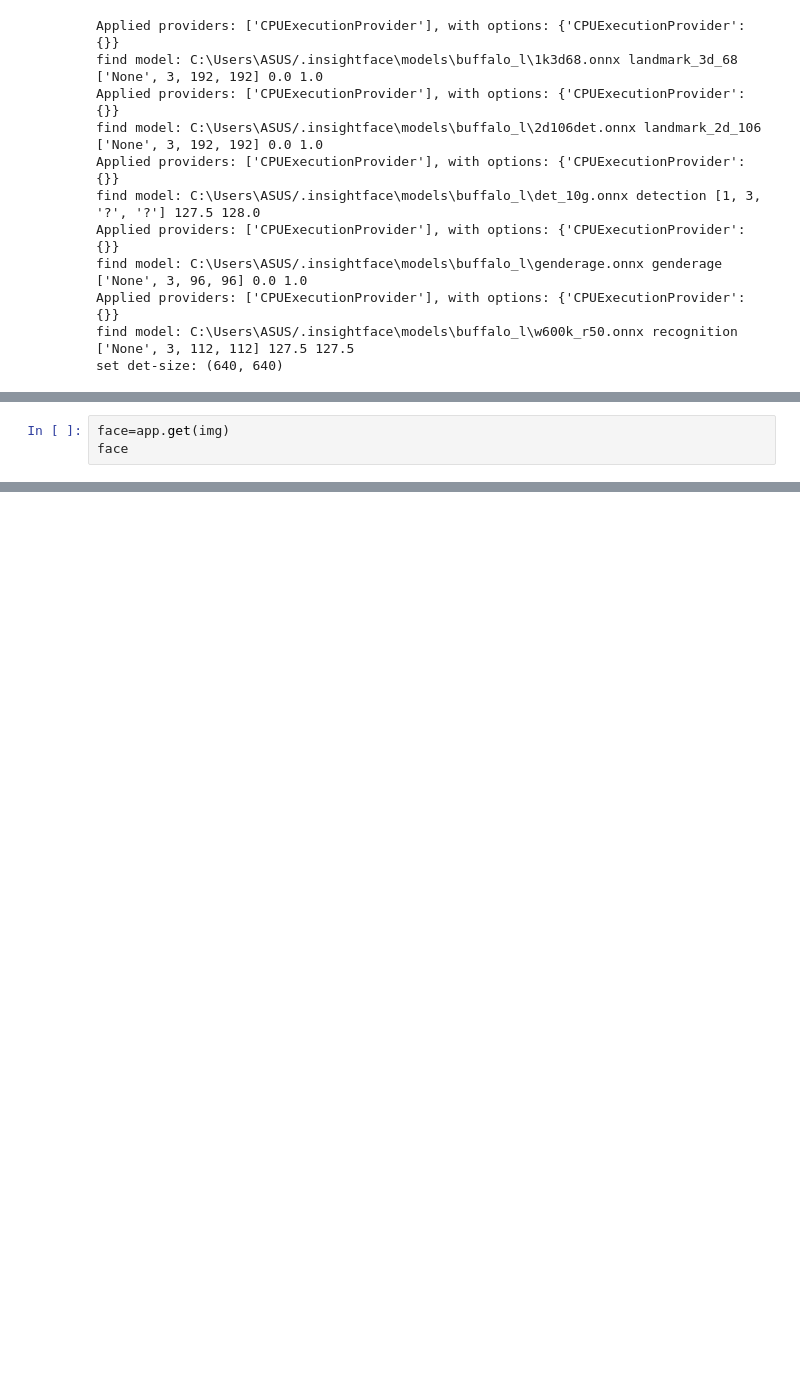
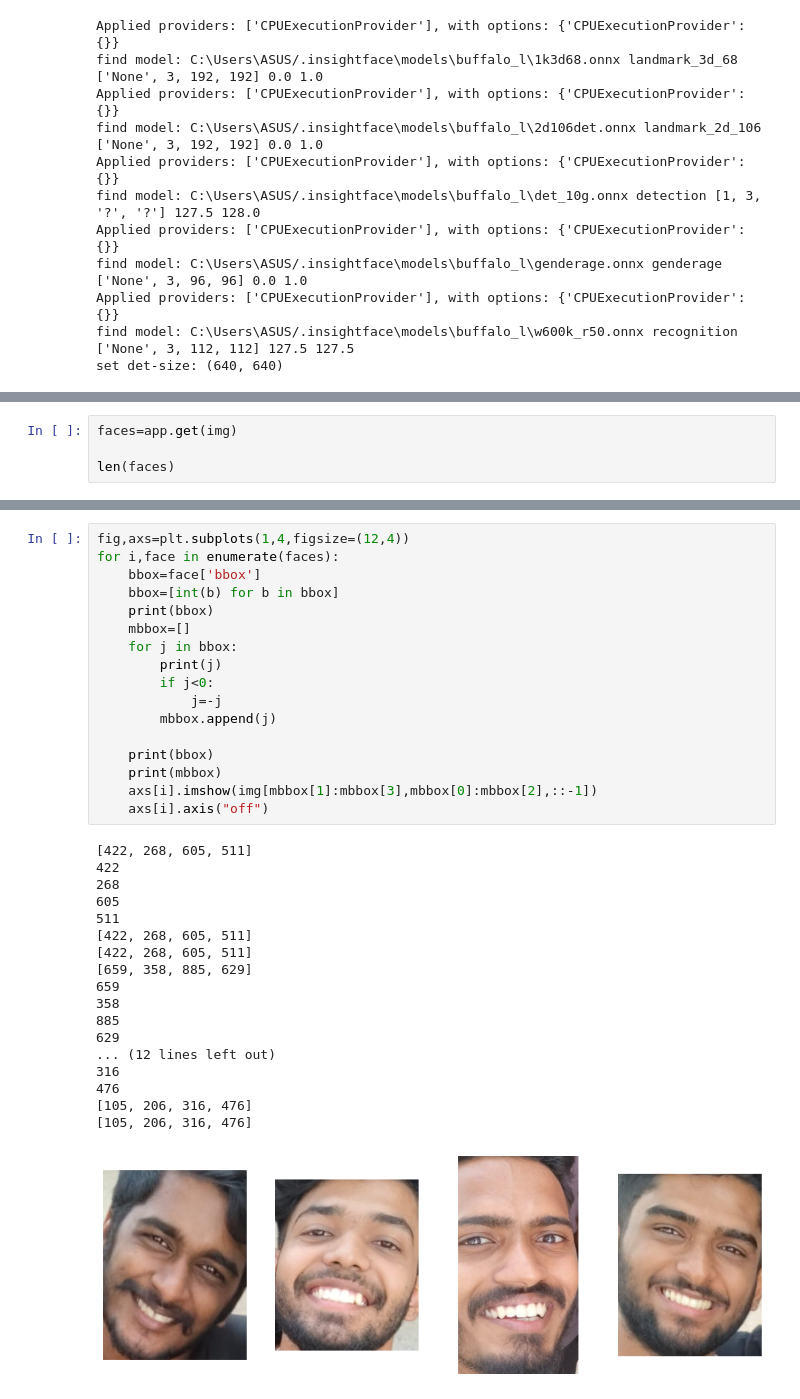
Before and after one commit to randomrahulm/face_swap, a Jupyter notebook: app.ipynb, the cells around one changed output, grey strips where cells are left out. Cells and saved outputs as stored; diff of their text form; blank space fills up the shorter version.

```diff
--- a/app.ipynb
+++ b/app.ipynb
@@ -32,6 +37,7 @@ plt.show()
 # %%
-face=app.get(img)
-face
+faces=app.get(img)
+
+len(faces)
 # %% [output]
 To use the future default and silence this warning we advise to pass `rcond=None`, to keep using the old, explicitly pass `rcond=-1`.
   P = np.linalg.lstsq(X_homo, Y)[0].T # Affine matrix. 3 x 4
@@ -57,2 +67,38 @@ face[0].keys()
 # %% [output]
 dict_keys(['bbox', 'kps', 'det_score', 'landmark_3d_68', 'pose', 'landmark_2d_106', 'gender', 'age', 'embedding'])
+# %%
+fig,axs=plt.subplots(1,4,figsize=(12,4))
+for i,face in enumerate(faces):
+    bbox=face['bbox']
+    bbox=[int(b) for b in bbox]
+    print(bbox)
+    mbbox=[]
+    for j in bbox:
+        print(j)
+        if j<0:
+            j=-j
+        mbbox.append(j)
+
+    print(bbox)
+    print(mbbox)
+    axs[i].imshow(img[mbbox[1]:mbbox[3],mbbox[0]:mbbox[2],::-1])
+    axs[i].axis("off")
+# %% [output]
+[422, 268, 605, 511]
+422
+268
+605
+511
+[422, 268, 605, 511]
+[422, 268, 605, 511]
+[659, 358, 885, 629]
+659
+358
+885
+629
+... (12 lines left out)
+316
+476
+[105, 206, 316, 476]
+[105, 206, 316, 476]
+[figure, added]
```
Also changed, not shown: parts of 13 cells of this notebook, 1 other file.
